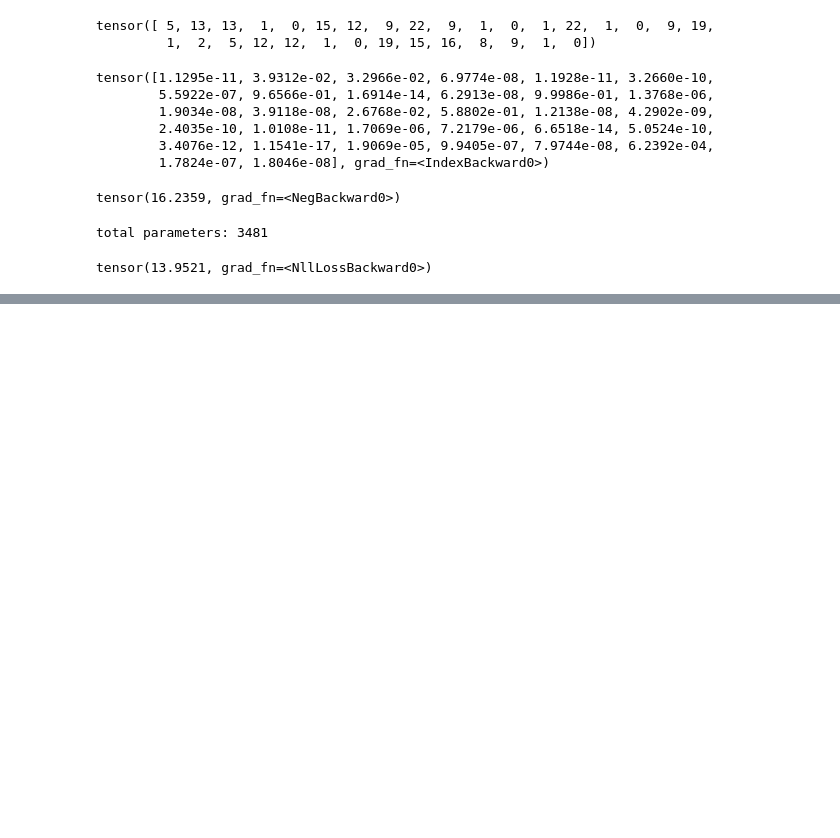
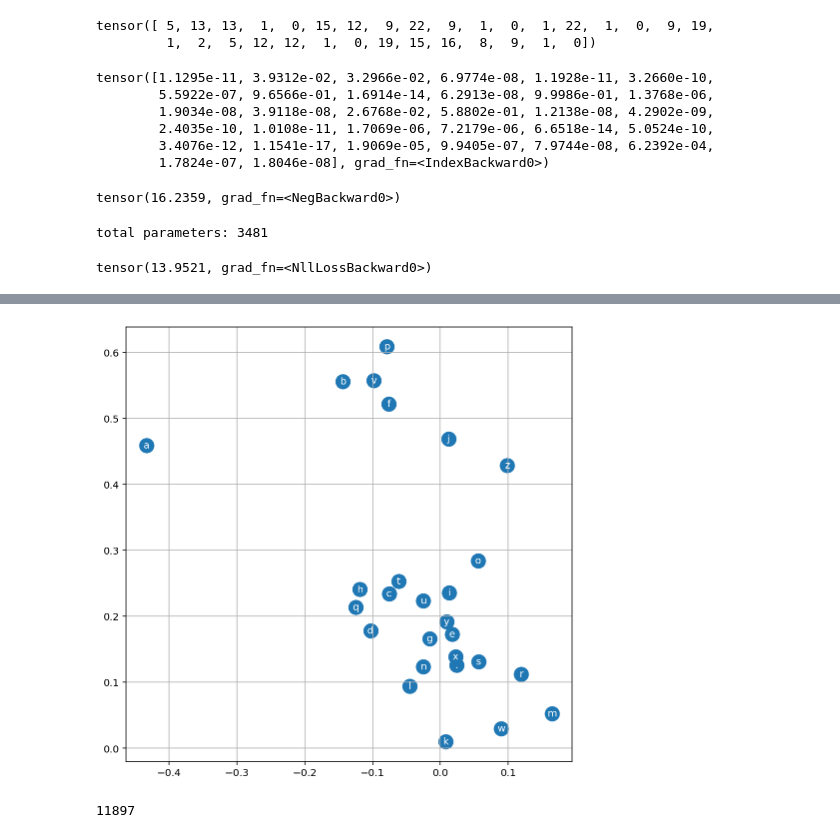
Before and after one commit to oceanumeric/NLP, a Jupyter notebook: GPT-2/part2.ipynb, the cells around one changed output, grey strips where cells are left out. Cells and saved outputs as stored; diff of their text form; code cells hidden in the pictures; blank space fills up the shorter version.

```diff
--- a/GPT-2/part2.ipynb
+++ b/GPT-2/part2.ipynb
@@ -311,0 +653,66 @@ print(loss)
+# %%
+# visualize the embeddings
+plt.figure(figsize=(8, 8))
+plt.scatter(C_lookup[:, 0].data, C_lookup[:, 1].data, s=200)
+for i, char in enumerate(char2int):
+    plt.text(C_lookup[i, 0], C_lookup[i, 1], char, va='center', ha='center', color='white')
+plt.grid('minor')
+# %% [output]
+[figure, added]
+# %%
+# scale up
+# increase the size of the hidden layer
+# train the model
+
+# initialize the parameters
+g_seed = torch.Generator().manual_seed(666)
+C_lookup = torch.randn(len(char2int), 10, requires_grad=True, generator=g_seed)
+W1 = torch.randn(3*10, 200, requires_grad=True, generator=g_seed)
+b1 = torch.randn(200, requires_grad=True, generator=g_seed)
+W2 = torch.randn(200, len(char2int), requires_grad=True, generator=g_seed)
+b2 = torch.randn(len(char2int), requires_grad=True, generator=g_seed)
+parameters = [C_lookup, W1, b1, W2, b2]
+
+# print out the number of parameters
+print(sum([p.numel() for p in parameters]))
+
+
+# forward function
+def forward(X, Y, C_lookup, W1, b1, W2, b2):
+    # embedding all the characters in the input sequences
+    X_embed = C_lookup[X]
+    # reshape the input sequences
+    X_embed = X_embed.view(-1, 3*10)
+    # calculate the hidden layer
+    H = torch.tanh(X_embed @ W1 + b1)
+    # calculate the output layer
+    logits = H @ W2 + b2
+    # use coross-entropy loss
+    loss = F.cross_entropy(logits, Y)
+
+    return loss
+
+# track loss and steps
+losses = []
+steps = []
+
+for i in range(80000):
+    # minibatch
+    idx = torch.randint(len(X_train), (32,))
+    # forward pass
+    loss = forward(X_train[idx], Y_train[idx], *parameters)
+    # initialize the gradients
+    for p in parameters:
+        p.grad = None
+    # backpropagation
+    loss.backward()
+    # update the parameters
+    for p in parameters:
+        p.data -= 0.01 * p.grad
+
+    # track loss and steps
+    steps.append(i)
+    # track the log of the loss
+    losses.append(loss.log10().item())
+# %% [output]
+11897
```
Also changed, not shown: parts of 30 cells of this notebook, 1 other file.
